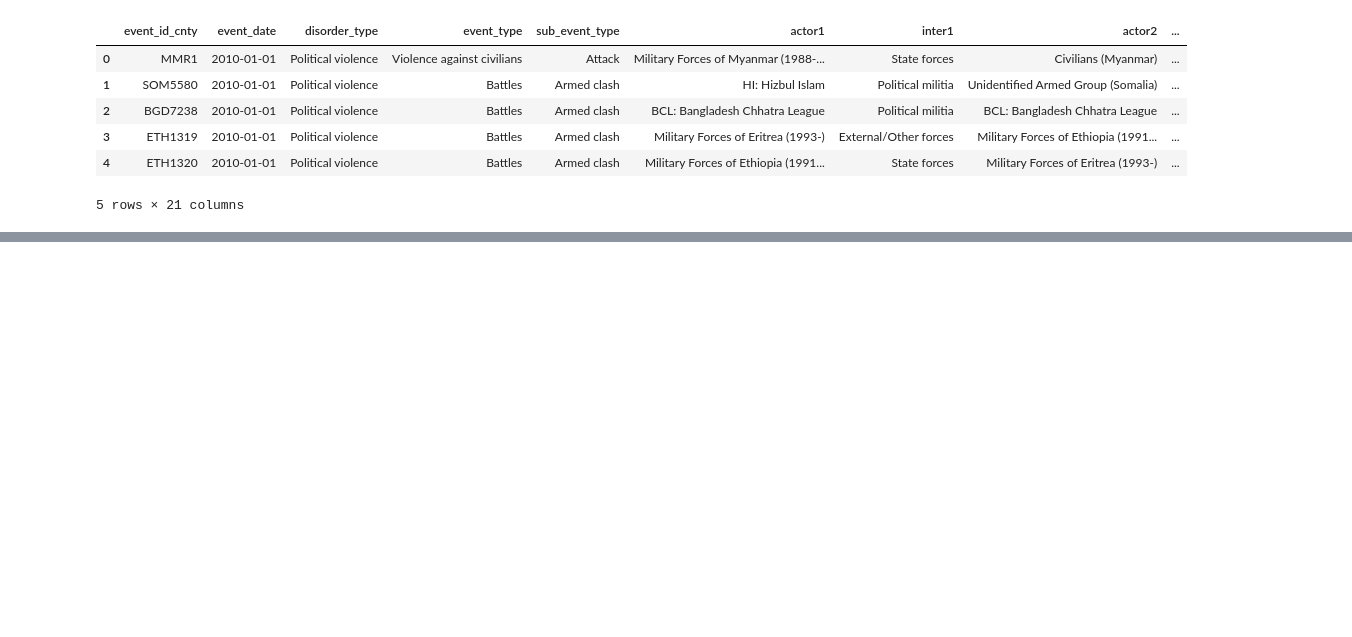
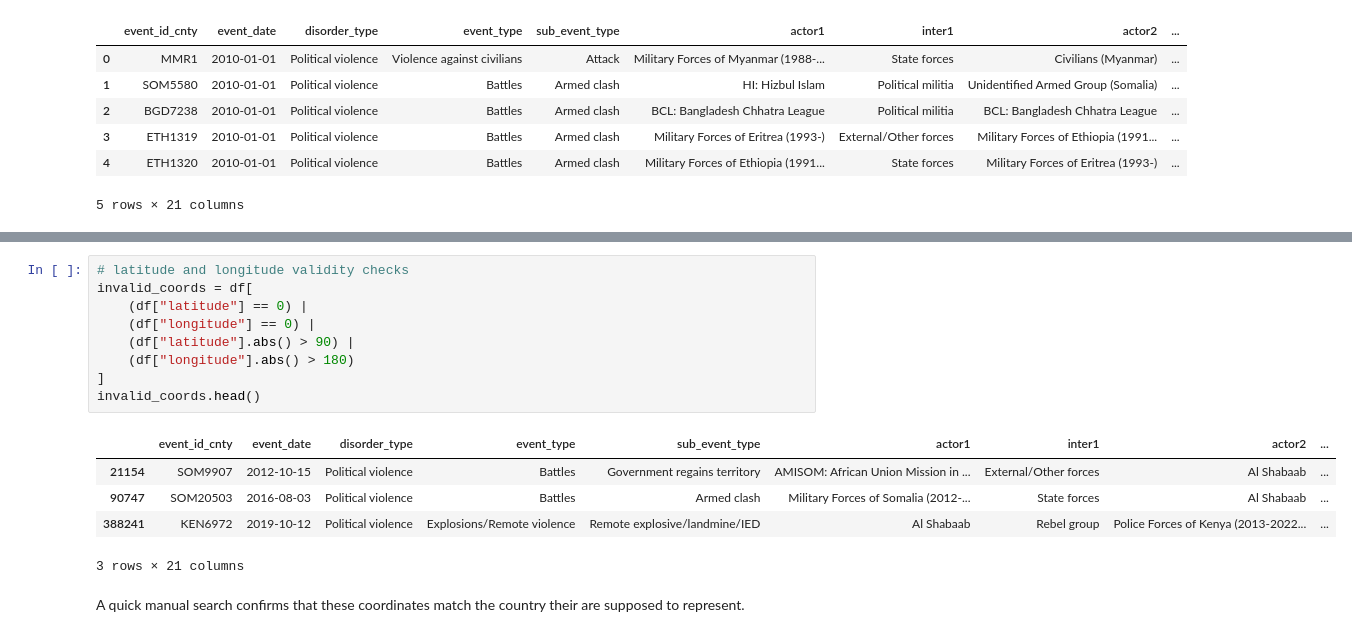
Before and after one commit to CoMa95/Armed-Conflict-Analytics, a Jupyter notebook: notebooks/01_eda.ipynb, the cells around one changed output, grey strips where cells are left out. Drawn from its saved outputs; the diff is of its cells as text; blank space fills up the shorter version.

```diff
--- a/notebooks/01_eda.ipynb
+++ b/notebooks/01_eda.ipynb
@@ -104,0 +241,17 @@ df.head()
+# %%
+# latitude and longitude validity checks
+invalid_coords = df[
+    (df["latitude"] == 0) |
+    (df["longitude"] == 0) |
+    (df["latitude"].abs() > 90) |
+    (df["longitude"].abs() > 180)
+]
+invalid_coords.head()
+# %% [output]
+|  | event_id_cnty | event_date | disorder_type | event_type | sub_event_type | actor1 | inter1 | actor2 | ... |
+| 21154 | SOM9907 | 2012-10-15 | Political violence | Battles | Government regains territory | AMISOM: African Union Mission in ... | External/Other forces | Al Shabaab | ... |
+| 90747 | SOM20503 | 2016-08-03 | Political violence | Battles | Armed clash | Military Forces of Somalia (2012-... | State forces | Al Shabaab | ... |
+| 388241 | KEN6972 | 2019-10-12 | Political violence | Explosions/Remote violence | Remote explosive/landmine/IED | Al Shabaab | Rebel group | Police Forces of Kenya (2013-2022... | ... |
+3 rows × 21 columns
+# %% [markdown]
+A quick manual search confirms that these coordinates match the country their are supposed to represent.
```
Also changed, not shown: parts of 25 cells of this notebook.
